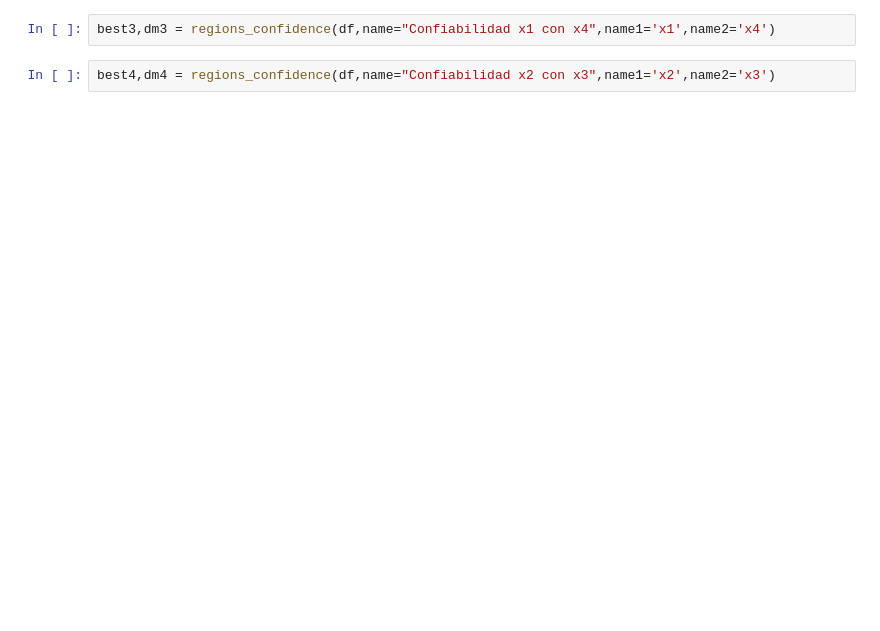
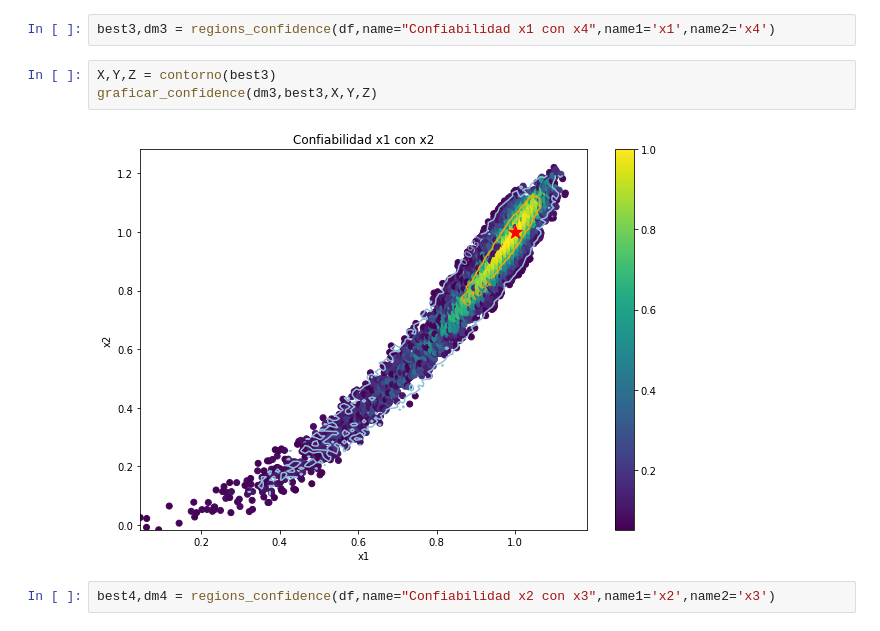
Before and after one commit to gadolfocastrillon/DarkMatterModels, a Jupyter notebook: Algoritmos geneticos/contour_confidence.ipynb, the cells around one changed output. Drawn from its saved outputs; the diff is of its cells as text; blank space fills up the shorter version.

```diff
--- a/Algoritmos geneticos/contour_confidence.ipynb
+++ b/Algoritmos geneticos/contour_confidence.ipynb
@@ -140,4 +185,9 @@ best2,dm2 = regions_confidence(df,name="Confiabilidad x1 con x3",name1='x1',name
 # %%
 best3,dm3 = regions_confidence(df,name="Confiabilidad x1 con x4",name1='x1',name2='x4')
+# %%
+X,Y,Z = contorno(best3)
+graficar_confidence(dm3,best3,X,Y,Z)
+# %% [output]
+[figure, added]
 # %%
 best4,dm4 = regions_confidence(df,name="Confiabilidad x2 con x3",name1='x2',name2='x3')
```
Also changed, not shown: parts of 15 cells of this notebook, 1 other file.
